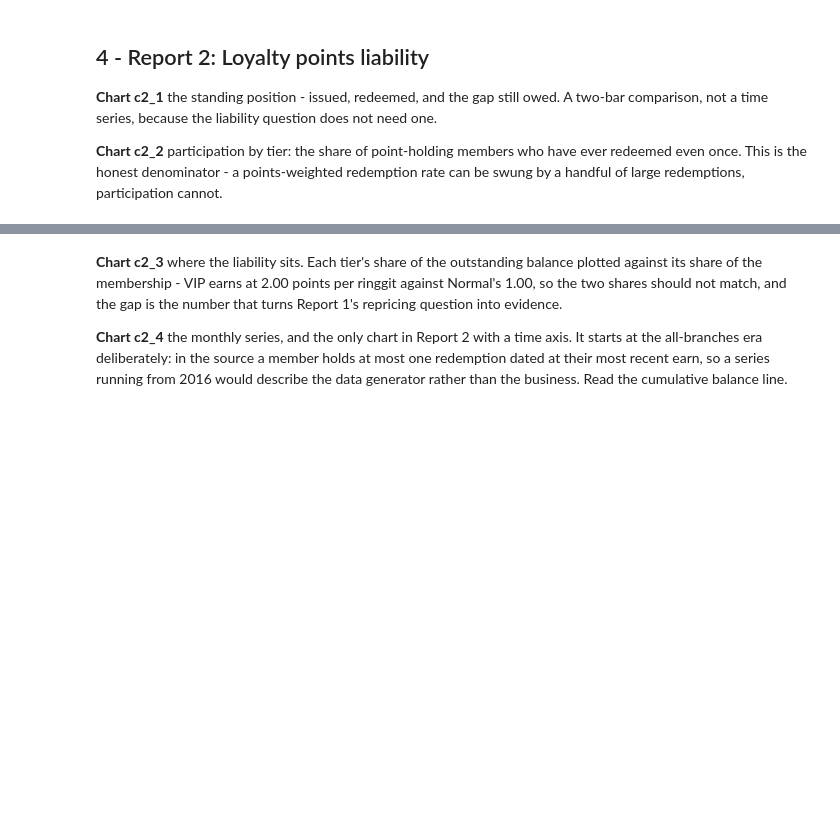
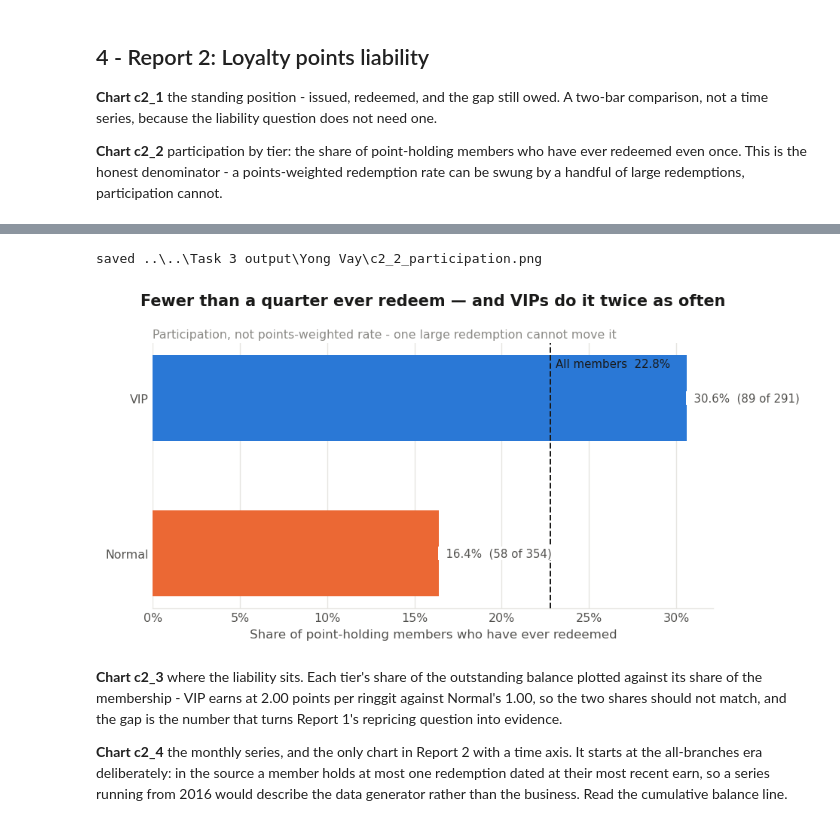
Before and after one commit to yongvay/data-warehouse-assignment, a Jupyter notebook: Task 3/Yong Vay/Task3_Analytics_Charts.ipynb, the cells around one changed output, grey strips where cells are left out. Cells and saved outputs as stored; diff of their text form; code cells hidden in the pictures; blank space fills up the shorter version.

```diff
--- a/Task 3/Yong Vay/Task3_Analytics_Charts.ipynb
+++ b/Task 3/Yong Vay/Task3_Analytics_Charts.ipynb
@@ -399,31 +462,36 @@ plt.show()
 # %%
 # %% ==============  CELL 11 - CHART c2_2: PARTICIPATION BY TIER  =============
 # Non-members never earn points, so they have no participation to plot.
 d = pts[pts["POINT_HOLDERS"] > 0].sort_values("PARTICIPATION_PCT", ascending=True)
 colours = [TIER_COLOUR.get(t, GRID) for t in d["MEMBERSHIP"]]
 
 fig, ax = plt.subplots(figsize=(8.0, 3.8))
 bars = ax.barh(d["MEMBERSHIP"], d["PARTICIPATION_PCT"], 0.55,
                color=colours, zorder=3)
 
 overall = 100 * d["EVER_REDEEMED"].sum() / d["POINT_HOLDERS"].sum()
 ax.axvline(overall, color=INK, linewidth=1.2, linestyle="--", zorder=4)
-ax.annotate(f"All members  {overall:.1f}%", xy=(overall, len(d) - 0.55),
-            xytext=(4, 0), textcoords="offset points",
+ax.annotate(f"All members  {overall:.1f}%",
+            xy=(overall, 1.0), xycoords=("data", "axes fraction"),
+            xytext=(4, -12), textcoords="offset points",
             fontsize=9, color=INK, va="top")
 
 for b, v, n, h in zip(bars, d["PARTICIPATION_PCT"],
                       d["EVER_REDEEMED"], d["POINT_HOLDERS"]):
     ax.text(v, b.get_y() + b.get_height()/2, f"  {v:.1f}%  ({n:,} of {h:,})",
-            va="center", fontsize=9, color=INK_SOFT)
+            va="center", fontsize=9, color=INK_SOFT, zorder=5,
+            bbox=dict(facecolor=SURFACE, edgecolor="none", pad=0.8))
 
 ax.xaxis.set_major_formatter(pct)
 ax.set_xlabel("Share of point-holding members who have ever redeemed")
-ax.set_title("Almost nobody spends their points")
+ax.set_title("Fewer than a quarter ever redeem — and VIPs do it twice as often")
 subtitle(ax, "Participation, not points-weighted rate - one large redemption cannot move it")
 clean(ax, xgrid=True, ygrid=False)
 save(fig, "c2_2_participation")
 plt.show()
+# %% [output]
+saved ..\..\Task 3 output\Yong Vay\c2_2_participation.png
+[figure, added]
 # %% [markdown]
 **Chart c2_3** where the liability sits. Each tier's share of the outstanding balance
 plotted against its share of the membership - VIP earns at 2.00 points per ringgit
```
Also changed, not shown: parts of 23 cells of this notebook, 19 other files.
